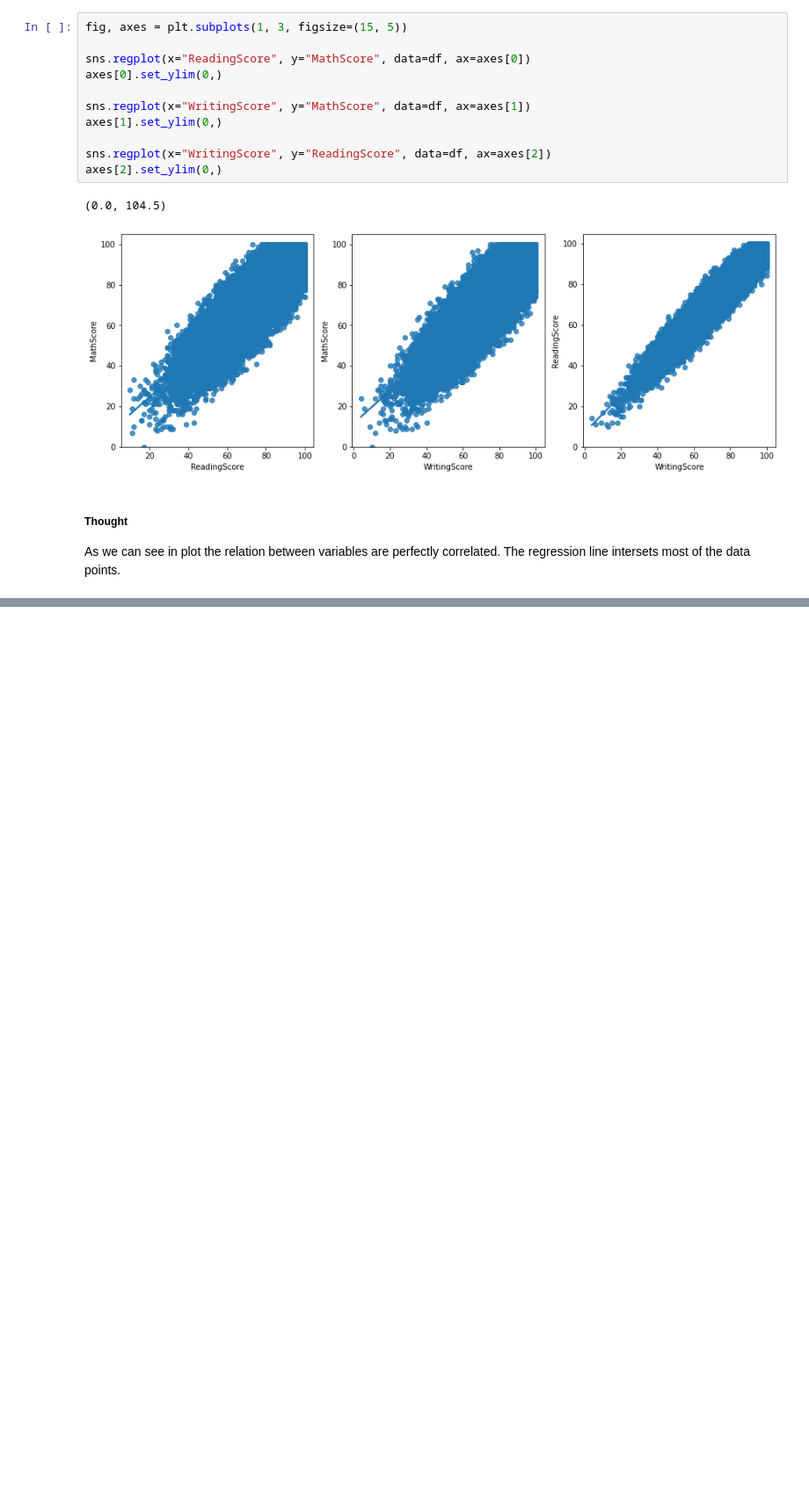
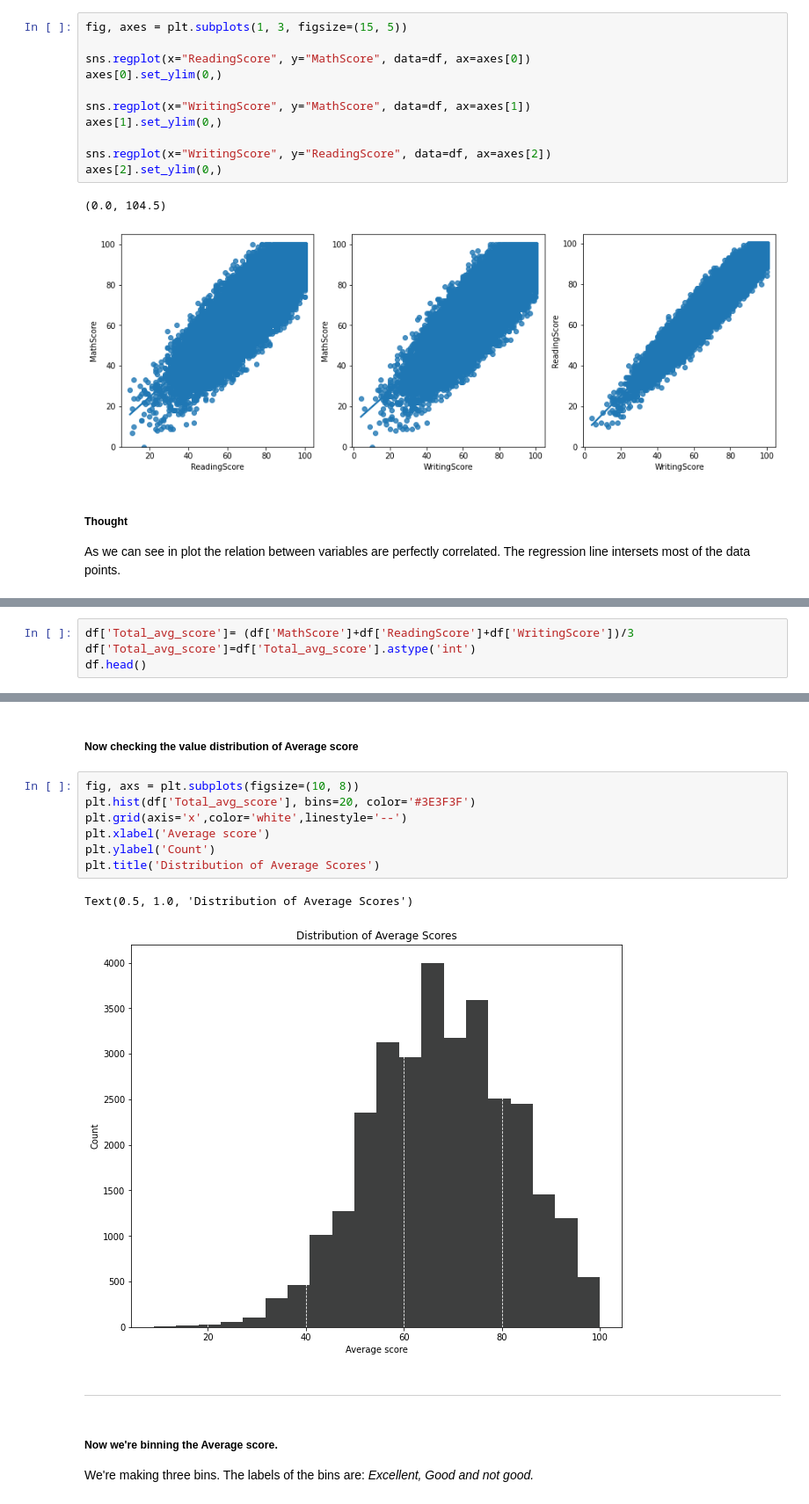
Before and after one commit to MdSazzad173/ExploratoryDataAnalysis, a Jupyter notebook: Exploratory data analysis.ipynb, the cells around one changed output, grey strips where cells are left out. Shown at 88% size. Cells and saved outputs as stored; diff of their text form; blank space fills up the shorter version.

```diff
--- a/Exploratory data analysis.ipynb
+++ b/Exploratory data analysis.ipynb
@@ -262,0 +340,4 @@ As we can see in plot the relation between variables are perfectly correlated. T
+# %%
+df['Total_avg_score']= (df['MathScore']+df['ReadingScore']+df['WritingScore'])/3
+df['Total_avg_score']=df['Total_avg_score'].astype('int')
+df.head()
@@ -262,0 +351,26 @@ As we can see in plot the relation between variables are perfectly correlated. T
+# %% [markdown]
+<h5> Now checking the value distribution of Average score </h5>
+# %%
+fig, axs = plt.subplots(figsize=(10, 8))
+plt.hist(df['Total_avg_score'], bins=20, color='#3E3F3F')
+plt.grid(axis='x',color='white',linestyle='--')
+plt.xlabel('Average score')
+plt.ylabel('Count')
+plt.title('Distribution of Average Scores')
+# %% [output]
+Text(0.5, 1.0, 'Distribution of Average Scores')
+[figure, added]
+# %% [markdown]
+<style>
+  hr {
+    height: 5px; /* Adjust the desired thickness of the line */
+    background-color: black; /* Set the color of the line to black */
+    border: 1px solid black; /* Add a border with a thickness of 1px and black color */
+    margin: 10px 0; /* Adjust the margin around the line */
+  }
+</style>
+
+<hr>
+# %% [markdown]
+<h5> Now we're binning the Average score.</h5>
+<p> We're making three bins. The labels of the bins are: <i> Excellent, Good and not good. </i>
```
Also changed, not shown: parts of 117 cells of this notebook.
